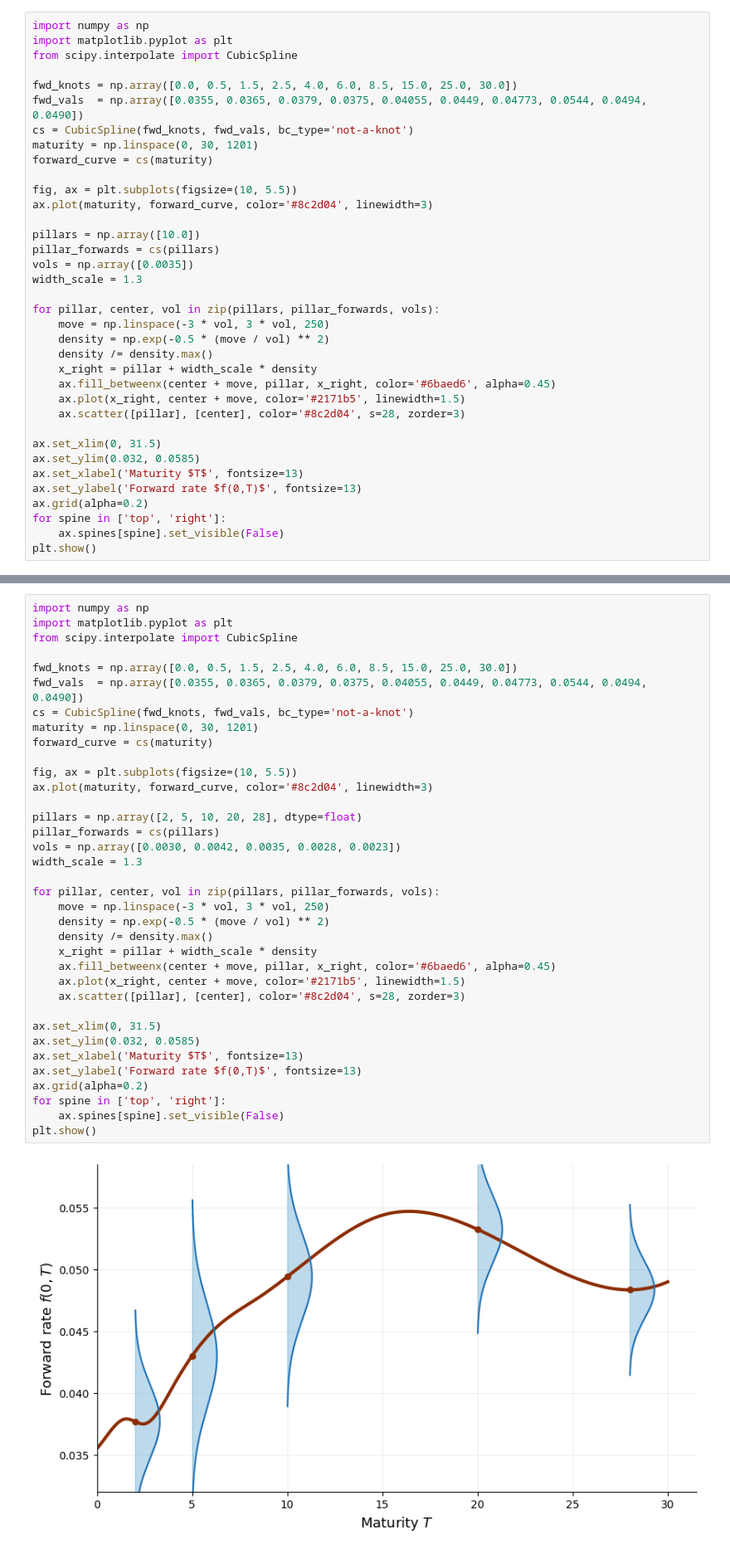
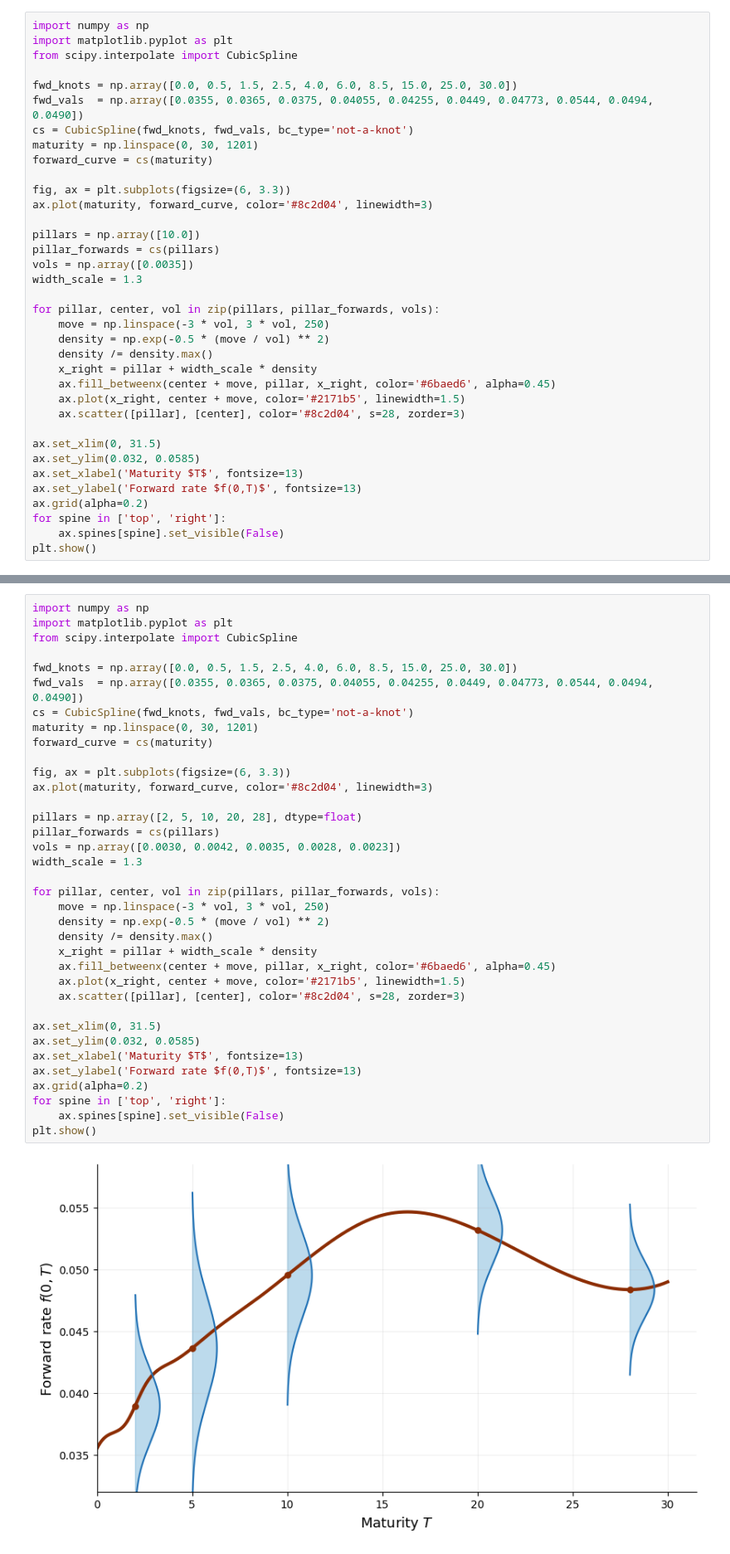
Before and after one commit to beginnerSC/slides, a Jupyter notebook: docs/rates.ipynb, the cells around one changed output, grey strips where cells are left out. Shown at 83% size. Saved outputs shown, nothing was run; the diff lists cells and outputs as text.

```diff
--- a/docs/rates.ipynb
+++ b/docs/rates.ipynb
@@ -23,12 +130,12 @@ import matplotlib.pyplot as plt
 from scipy.interpolate import CubicSpline
 
 fwd_knots = np.array([0.0, 0.5, 1.5, 2.5, 4.0, 6.0, 8.5, 15.0, 25.0, 30.0])
-fwd_vals  = np.array([0.0355, 0.0365, 0.0379, 0.0375, 0.04055, 0.0449, 0.04773, 0.0544, 0.0494, 0.0490])
+fwd_vals  = np.array([0.0355, 0.0365, 0.0375, 0.04055, 0.04255, 0.0449, 0.04773, 0.0544, 0.0494, 0.0490])
 cs = CubicSpline(fwd_knots, fwd_vals, bc_type='not-a-knot')
 maturity = np.linspace(0, 30, 1201)
 forward_curve = cs(maturity)
 
-fig, ax = plt.subplots(figsize=(10, 5.5))
+fig, ax = plt.subplots(figsize=(6, 3.3))
 ax.plot(maturity, forward_curve, color='#8c2d04', linewidth=3)
 
 pillars = np.array([10.0])
@@ -67,38 +174,38 @@ import matplotlib.pyplot as plt
 from scipy.interpolate import CubicSpline
 
 fwd_knots = np.array([0.0, 0.5, 1.5, 2.5, 4.0, 6.0, 8.5, 15.0, 25.0, 30.0])
-fwd_vals  = np.array([0.0355, 0.0365, 0.0379, 0.0375, 0.04055, 0.0449, 0.04773, 0.0544, 0.0494, 0.0490])
+fwd_vals  = np.array([0.0355, 0.0365, 0.0375, 0.04055, 0.04255, 0.0449, 0.04773, 0.0544, 0.0494, 0.0490])
 cs = CubicSpline(fwd_knots, fwd_vals, bc_type='not-a-knot')
 maturity = np.linspace(0, 30, 1201)
 forward_curve = cs(maturity)
 
-fig, ax = plt.subplots(figsize=(10, 5.5))
+fig, ax = plt.subplots(figsize=(6, 3.3))
 ax.plot(maturity, forward_curve, color='#8c2d04', linewidth=3)
 
 pillars = np.array([2, 5, 10, 20, 28], dtype=float)
 pillar_forwards = cs(pillars)
 vols = np.array([0.0030, 0.0042, 0.0035, 0.0028, 0.0023])
 width_scale = 1.3
 
 for pillar, center, vol in zip(pillars, pillar_forwards, vols):
     move = np.linspace(-3 * vol, 3 * vol, 250)
     density = np.exp(-0.5 * (move / vol) ** 2)
     density /= density.max()
     x_right = pillar + width_scale * density
     ax.fill_betweenx(center + move, pillar, x_right, color='#6baed6', alpha=0.45)
     ax.plot(x_right, center + move, color='#2171b5', linewidth=1.5)
     ax.scatter([pillar], [center], color='#8c2d04', s=28, zorder=3)
 
 ax.set_xlim(0, 31.5)
 ax.set_ylim(0.032, 0.0585)
 ax.set_xlabel('Maturity $T$', fontsize=13)
 ax.set_ylabel('Forward rate $f(0,T)$', fontsize=13)
 ax.grid(alpha=0.2)
 for spine in ['top', 'right']:
     ax.spines[spine].set_visible(False)
 plt.show()
 # %% [output]
-[figure, old version]
+[figure, new version]
 # %%
 import numpy as np
 import matplotlib.pyplot as plt
```
Also changed, not shown: parts of 9 cells of this notebook, 3 other files.
